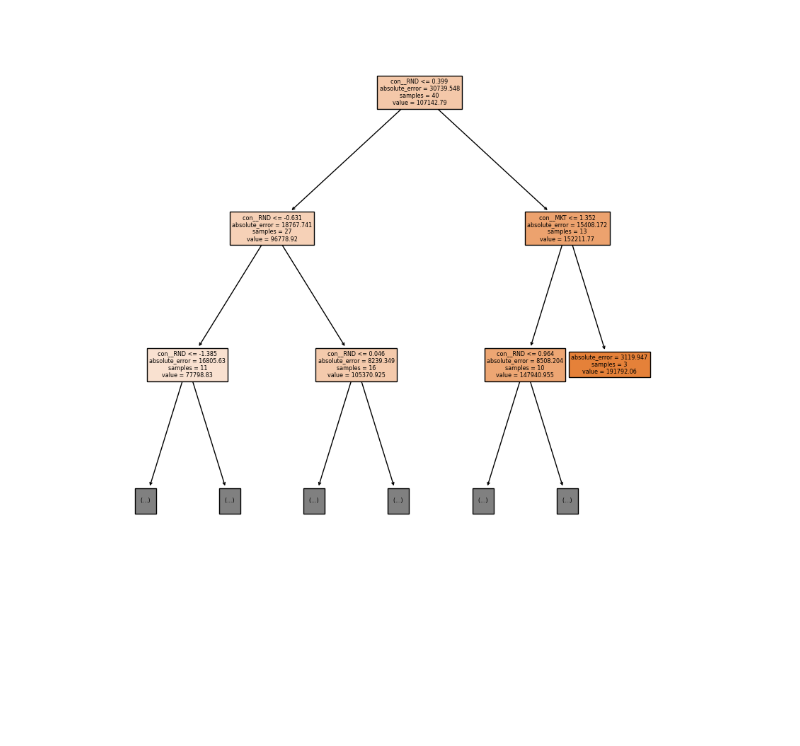
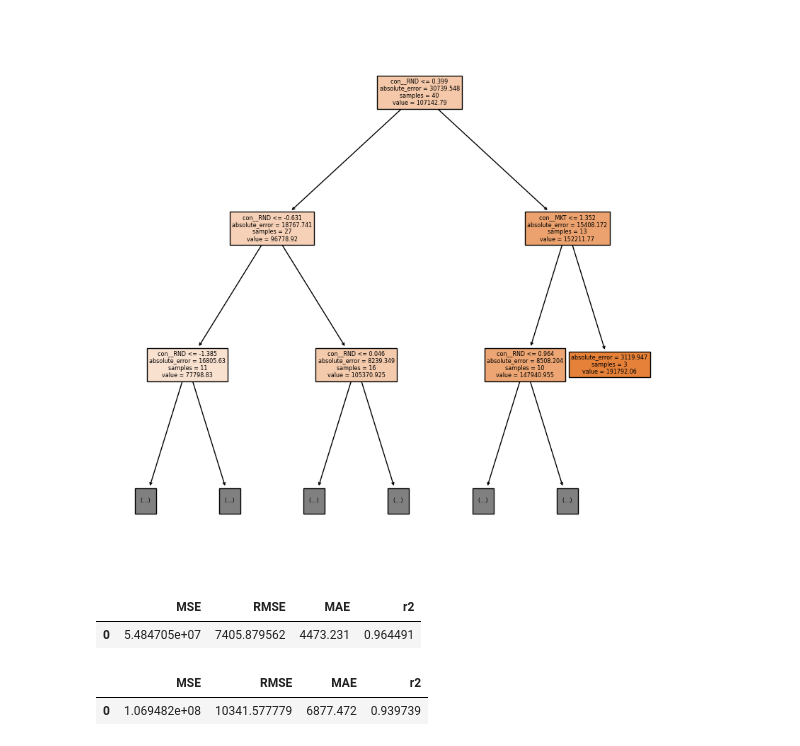
Before and after one commit to utkarshg1/Machine-Learning-11_30, a Jupyter notebook: Decision Tree Regression/DTR.ipynb, the cells around one changed output. Saved outputs shown, nothing was run; the diff lists cells and outputs as text; code cells hidden in the pictures; blank space fills up the shorter version.

```diff
--- a/Decision Tree Regression/DTR.ipynb
+++ b/Decision Tree Regression/DTR.ipynb
@@ -367,3 +367,26 @@ plot_tree(best_dtr, max_depth=2, feature_names=xtrain.columns, filled=True)
 plt.show()
 # %% [output]
 [figure]
+# %%
+def evaluate_model_df(model, x, y):
+    ypred = model.predict(x)
+    mse = mean_squared_error(y, ypred)
+    rmse = mse**(1/2)
+    mae = mean_absolute_error(y, ypred)
+    r2 = r2_score(y, ypred)
+    dct = {'MSE':[mse],
+           'RMSE':[rmse],
+           'MAE':[mae],
+           'r2':[r2]}
+    df = pd.DataFrame(dct)
+    return df
+# %%
+evaluate_model_df(best_dtr, xtrain, ytrain)
+# %% [output]
+|  | MSE | RMSE | MAE | r2 |
+| 0 | 5.484705e+07 | 7405.879562 | 4473.231 | 0.964491 |
+# %%
+evaluate_model_df(best_dtr, xtest, ytest)
+# %% [output]
+|  | MSE | RMSE | MAE | r2 |
+| 0 | 1.069482e+08 | 10341.577779 | 6877.472 | 0.939739 |
```
